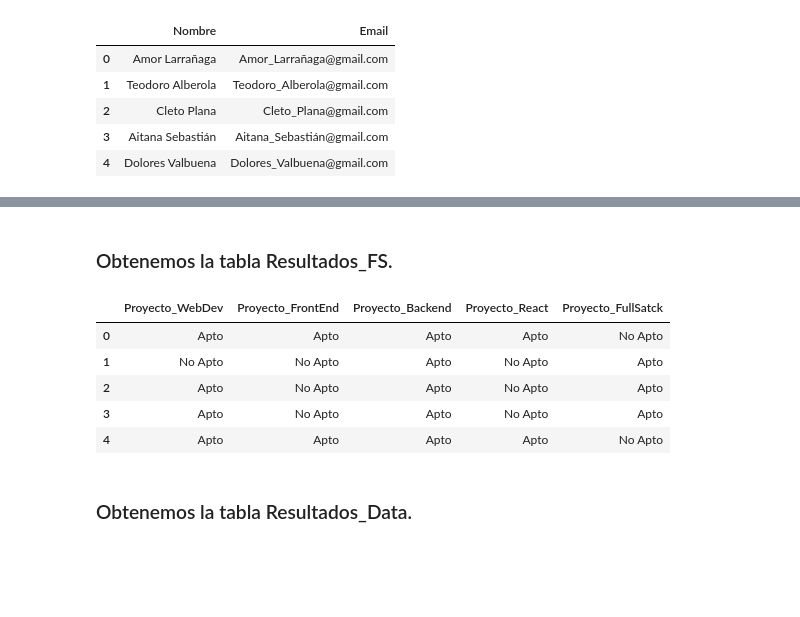
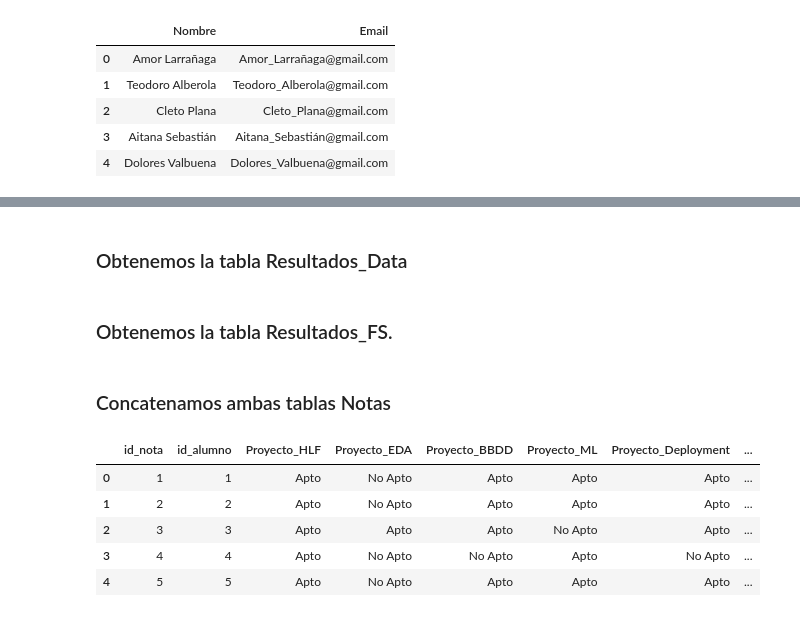
Before and after one commit to pablo-droid/proyecto_sql_noviembre, a Jupyter notebook: proyecto_ddbb.ipynb, the cells around one changed output, grey strips where cells are left out. Drawn from its saved outputs; the diff is of its cells as text; code cells hidden in the pictures; blank space fills up the shorter version.

Commit message:
Creación de tablas y visualización de datos. V3

```diff
--- a/proyecto_ddbb.ipynb
+++ b/proyecto_ddbb.ipynb
@@ -113,7 +111,7 @@ alumnos_data.head(5)
 | 3 | Merche Prada | Merche_Prada@gmail.com |
 | 4 | Pilar Abella | Pilar_Abella@gmail.com |
 # %%
-alumnos_fs = df_clase_fs[["Nombre","Email"]]
+alumnos_fs = df_clase_fs[["Nombre","Email"]].reset_index(drop=True)
 alumnos_fs.head(5)
 # %% [output]
 |  | Nombre | Email |
@@ -122,3 +120,12 @@ alumnos_fs.head(5)
 | 2 | Cleto Plana | Cleto_Plana@gmail.com |
 | 3 | Aitana Sebastián | Aitana_Sebastián@gmail.com |
 | 4 | Dolores Valbuena | Dolores_Valbuena@gmail.com |
+# %%
+Alumnos = pd.concat([alumnos_data, alumnos_fs]).reset_index(drop=True)
+Alumnos.index = Alumnos.index + 1
+Alumnos = Alumnos.reset_index(names="id_alumno")
+Alumnos = Alumnos.rename(columns={
+    "Nombre": "nombre_alumno",
+    "Email": "email"
+})
+Alumnos.head(5)
@@ -125,14 +139,6 @@ alumnos_fs.head(5)
 # %% [markdown]
-### Obtenemos la tabla Resultados_FS.
+### Obtenemos la tabla Resultados_Data
-# %%
-resultados_fs = df_clase_fs[["Proyecto_WebDev","Proyecto_FrontEnd","Proyecto_Backend","Proyecto_React","Proyecto_FullSatck"]]
-resultados_fs.head(5)
-# %% [output]
-|  | Proyecto_WebDev | Proyecto_FrontEnd | Proyecto_Backend | Proyecto_React | Proyecto_FullSatck |
-| 0 | Apto | Apto | Apto | Apto | No Apto |
-| 1 | No Apto | No Apto | Apto | No Apto | Apto |
-| 2 | Apto | No Apto | Apto | No Apto | Apto |
-| 3 | Apto | No Apto | Apto | No Apto | Apto |
-| 4 | Apto | Apto | Apto | Apto | No Apto |
+# %%
+resultados_data = df_clase_data[["Proyecto_HLF", "Proyecto_EDA", "Proyecto_BBDD", "Proyecto_ML", "Proyecto_Deployment"]].reset_index(drop=True)
 # %% [markdown]
-### Obtenemos la tabla Resultados_Data.
+### Obtenemos la tabla Resultados_FS.
@@ -142,0 +145,17 @@ resultados_fs.head(5)
+# %%
+resultados_fs = df_clase_fs[["Proyecto_WebDev", "Proyecto_FrontEnd", "Proyecto_Backend", "Proyecto_React", "Proyecto_FullSatck"]].reset_index(drop=True)
+# %% [markdown]
+### Concatenamos ambas tablas Notas
+# %%
+df_notas = pd.concat([resultados_data, resultados_fs]).reset_index(drop=True)
+Notas = pd.concat([Alumnos["id_alumno"].reset_index(drop=True), df_notas], axis=1)
+Notas.index = Notas.index + 1
+Notas = Notas.reset_index(names="id_nota")
+Notas.head(5)
+# %% [output]
+|  | id_nota | id_alumno | Proyecto_HLF | Proyecto_EDA | Proyecto_BBDD | Proyecto_ML | Proyecto_Deployment | ... |
+| 0 | 1 | 1 | Apto | No Apto | Apto | Apto | Apto | ... |
+| 1 | 2 | 2 | Apto | No Apto | Apto | Apto | Apto | ... |
+| 2 | 3 | 3 | Apto | Apto | Apto | No Apto | Apto | ... |
+| 3 | 4 | 4 | Apto | No Apto | No Apto | Apto | No Apto | ... |
+| 4 | 5 | 5 | Apto | No Apto | Apto | Apto | Apto | ... |
```
Also changed, not shown: parts of 10 cells of this notebook, 3 other files.
